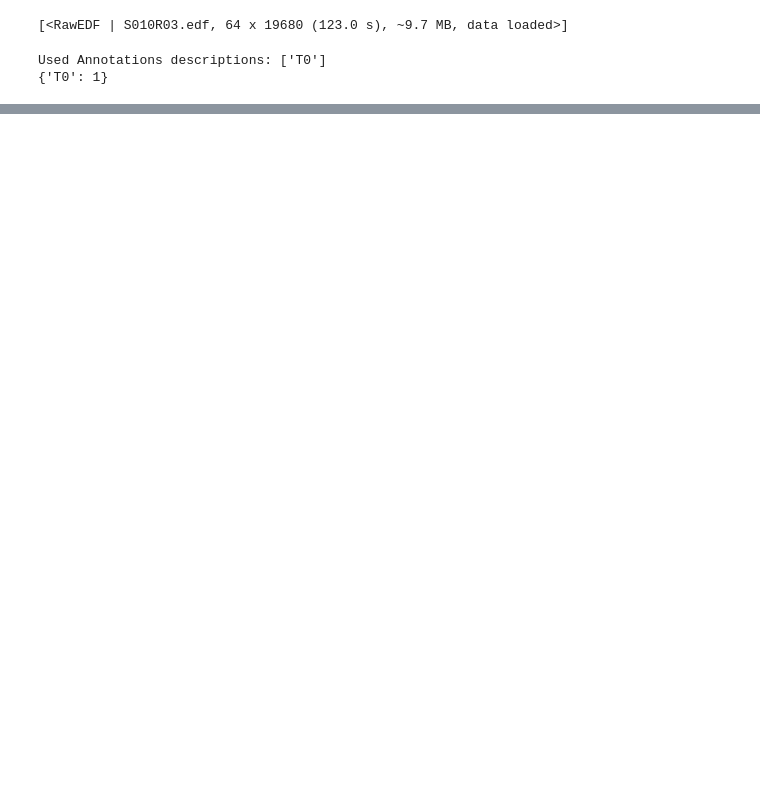
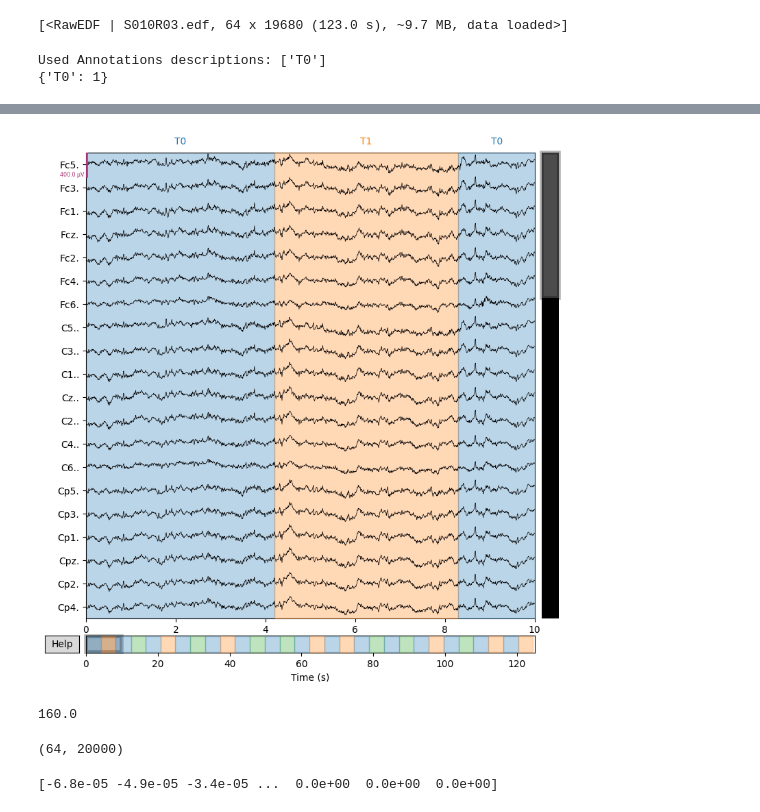
Before and after one commit to jyotsna2411/bci-motor-imagery-classification, a Jupyter notebook: bci-classification.ipynb, the cells around one changed output, grey strips where cells are left out. Saved outputs shown, nothing was run; the diff lists cells and outputs as text; code cells hidden in the pictures; blank space fills up the shorter version.

```diff
--- a/bci-classification.ipynb
+++ b/bci-classification.ipynb
@@ -69,0 +138,16 @@ Used Annotations descriptions: ['T0']
+# %%
+raw_sample.plot(scalings = dict(eeg=200e-6));
+# %% [output]
+[figure, added]
+# %%
+raw_sample.info['sfreq']
+# %% [output]
+160.0
+# %%
+print(raw_sample._data.shape)
+# %% [output]
+(64, 20000)
+# %%
+print(raw_sample._data[15, :])
+# %% [output]
+[-6.8e-05 -4.9e-05 -3.4e-05 ...  0.0e+00  0.0e+00  0.0e+00]
```
Also changed, not shown: parts of 20 cells of this notebook.
